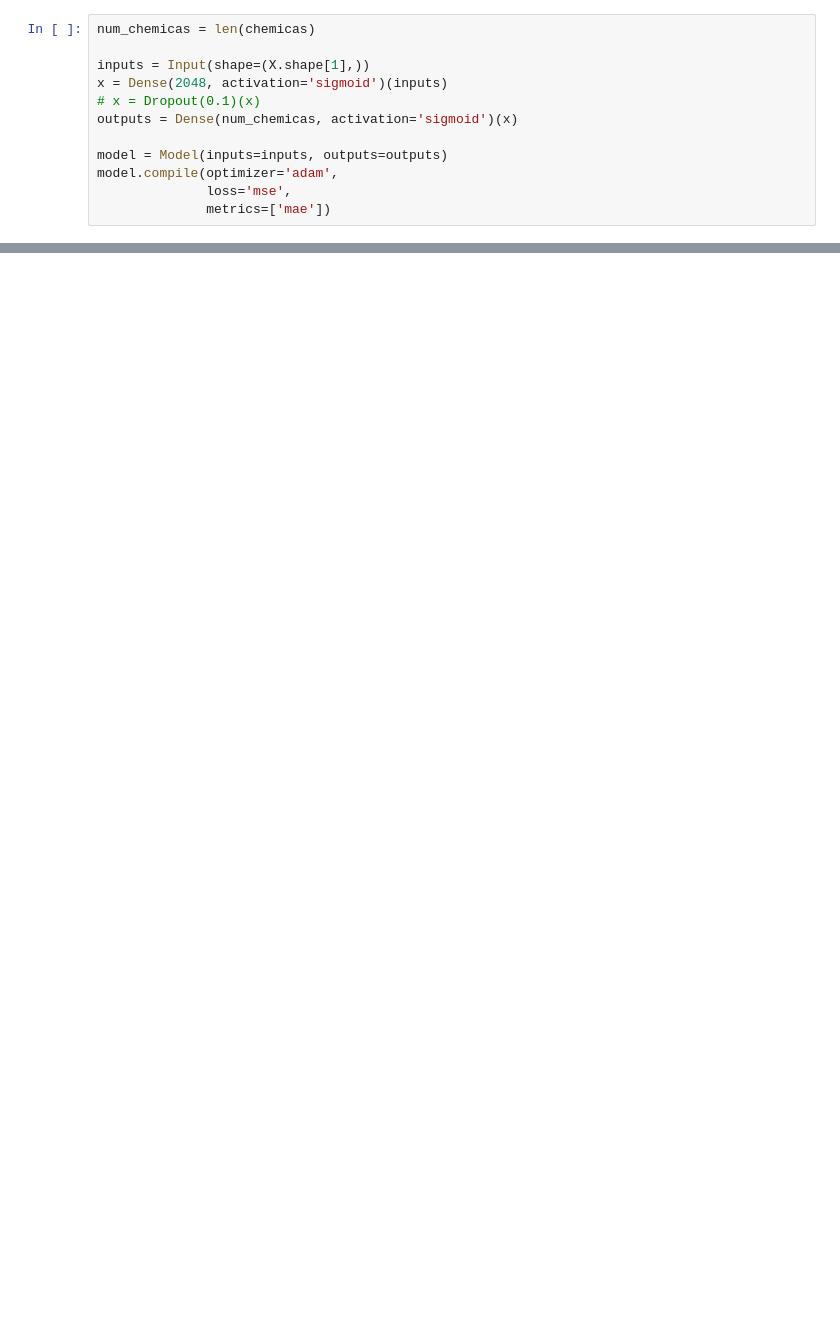
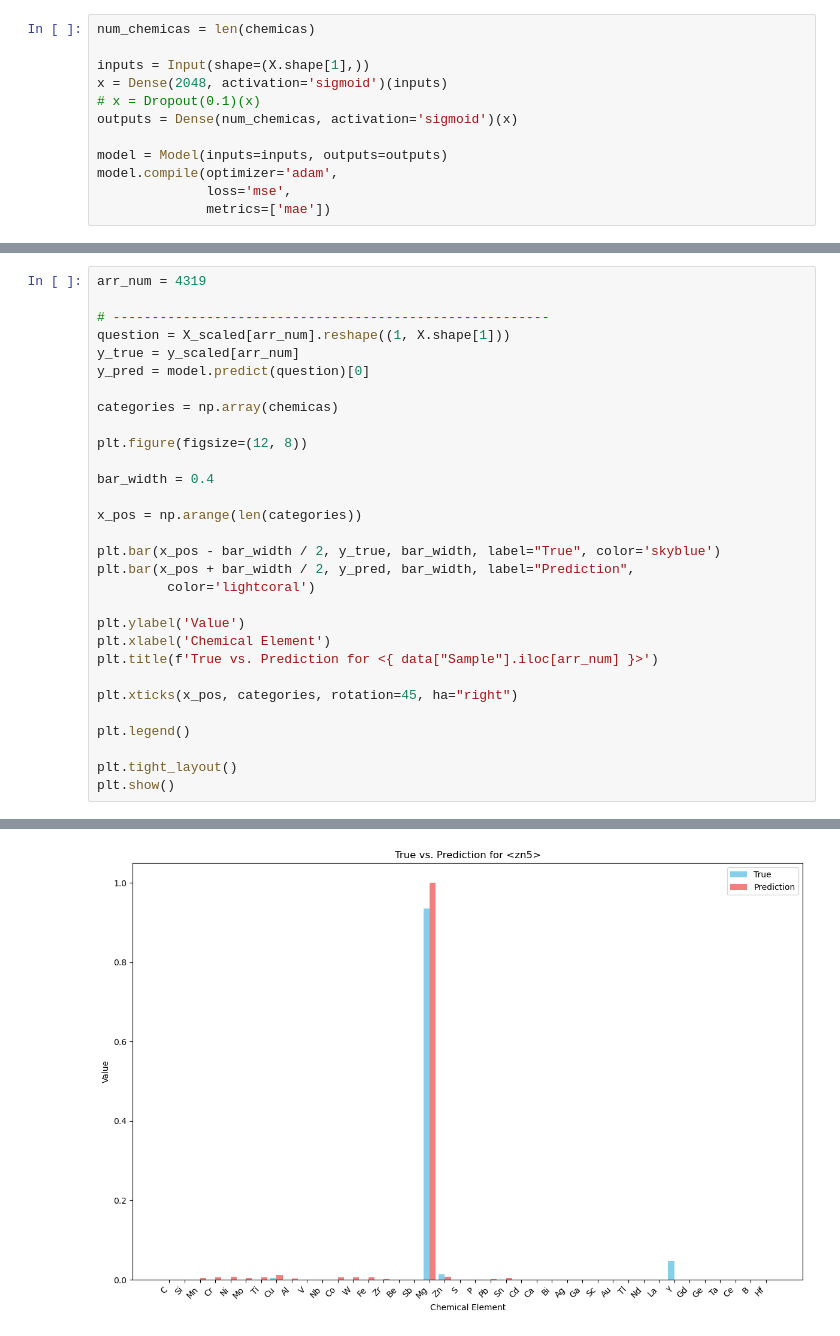
Before and after one commit to lolibarmen/Ml-spectra, a Jupyter notebook: third-vol1/chemical-composition.ipynb, the cells around one changed output, grey strips where cells are left out. Drawn from its saved outputs; the diff is of its cells as text; blank space fills up the shorter version.

```diff
--- a/third-vol1/chemical-composition.ipynb
+++ b/third-vol1/chemical-composition.ipynb
@@ -97,0 +107,31 @@ plt.show()
+# %%
+arr_num = 4319
+
+# --------------------------------------------------------
+question = X_scaled[arr_num].reshape((1, X.shape[1]))
+y_true = y_scaled[arr_num]
+y_pred = model.predict(question)[0]
+
+categories = np.array(chemicas)
+
+plt.figure(figsize=(12, 8))
+
+bar_width = 0.4
+
+x_pos = np.arange(len(categories))
+
+plt.bar(x_pos - bar_width / 2, y_true, bar_width, label="True", color='skyblue')
+plt.bar(x_pos + bar_width / 2, y_pred, bar_width, label="Prediction",
+         color='lightcoral')
+
+plt.ylabel('Value')
+plt.xlabel('Chemical Element')
+plt.title(f'True vs. Prediction for <{ data["Sample"].iloc[arr_num] }>')
+
+plt.xticks(x_pos, categories, rotation=45, ha="right")
+
+plt.legend()
+
+plt.tight_layout()
+plt.show()
+# %% [output]
@@ -98,3 +139,4 @@ plt.show()
+[figure, added]
 # %%
 print(np.around(y_pred,2))
 print(np.around(y_true,2))
```
Also changed, not shown: parts of 9 cells of this notebook, 4 other files.
